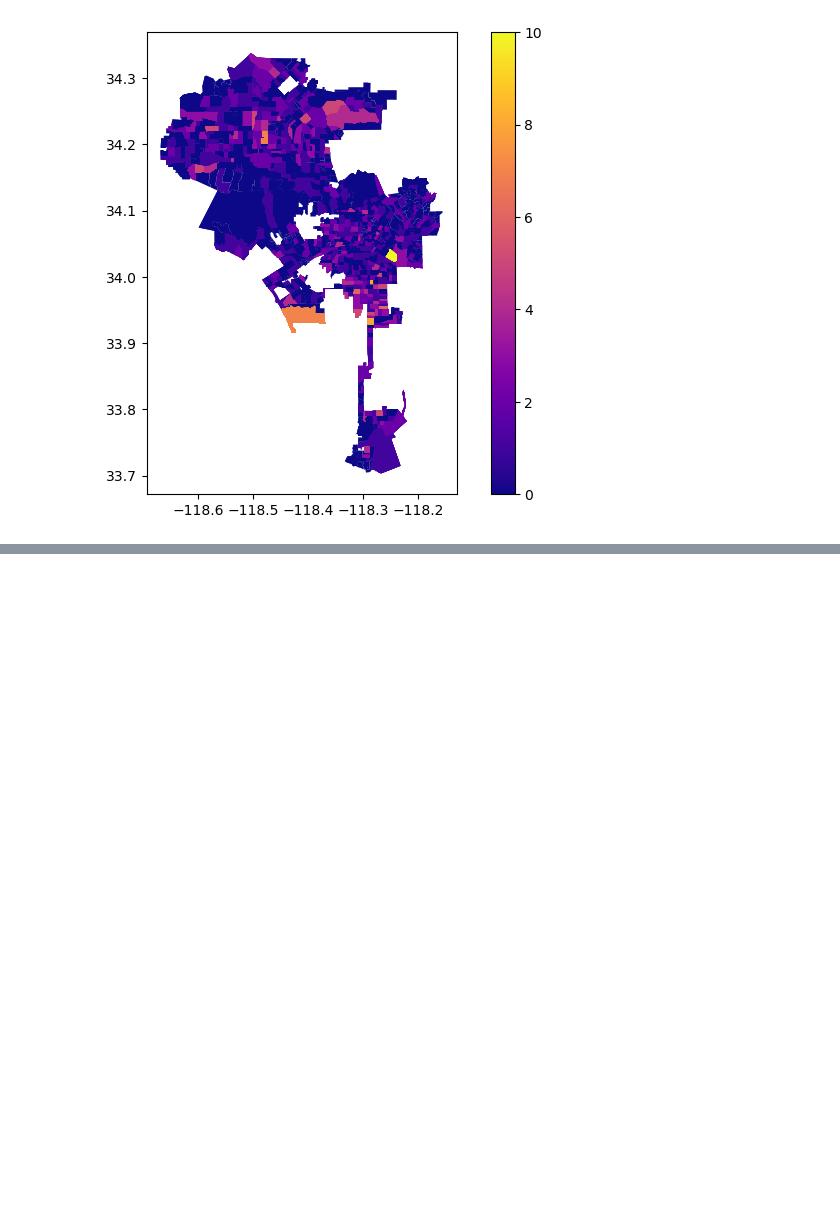
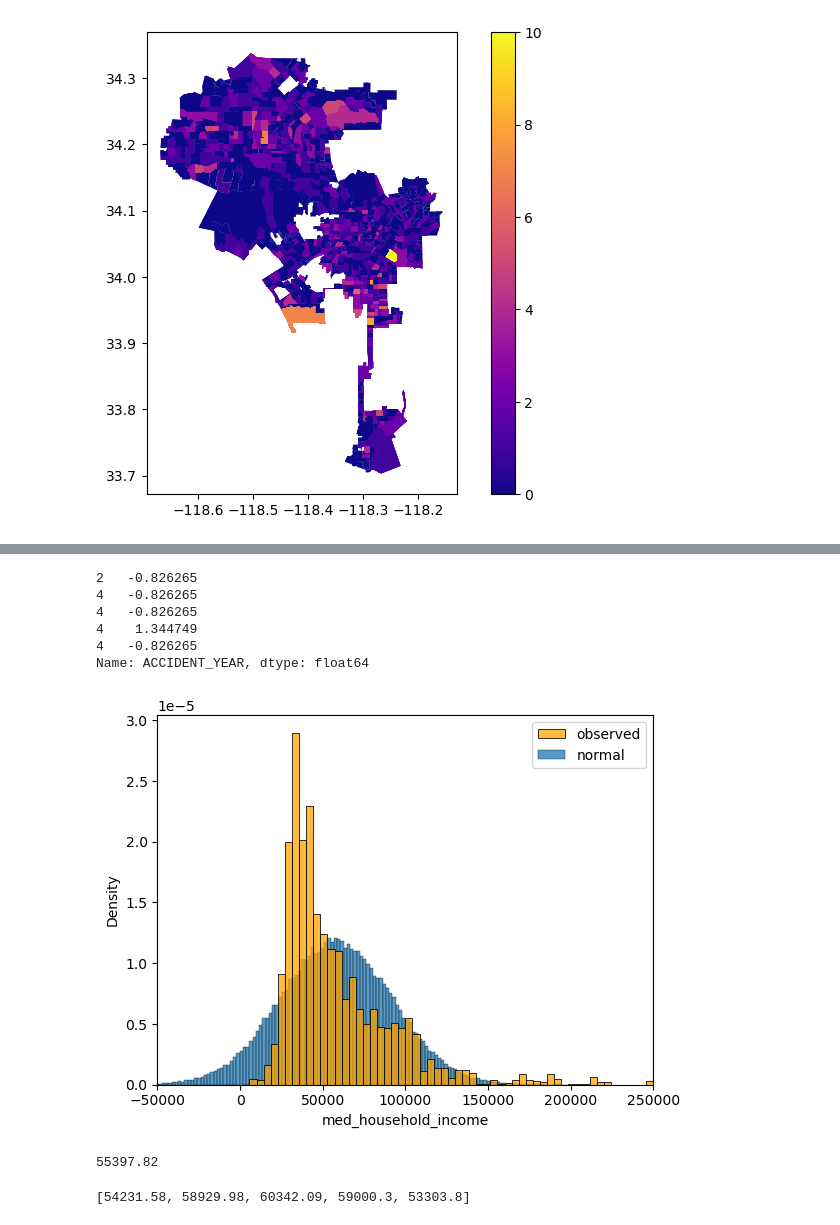
Before and after one commit to dylanqcdi/PPD534FA23, a Jupyter notebook: Final_Project.ipynb, the cells around one changed output, grey strips where cells are left out. Drawn from its saved outputs; the diff is of its cells as text; code cells hidden in the pictures; blank space fills up the shorter version.

```diff
--- a/Final_Project.ipynb
+++ b/Final_Project.ipynb
@@ -157,0 +196,38 @@ Name: COUNT_SEVERE_INJ_y, dtype: int32
+# %%
+x_stdrd = (x - x.mean()) / x.std()
+x_stdrd.head()
+# %% [output]
+2   -0.826265
+4   -0.826265
+4   -0.826265
+4    1.344749
+4   -0.826265
+Name: ACCIDENT_YEAR, dtype: float64
+# %%
+pop = gdf["med_household_income"].dropna()
+ax = sns.histplot(pop, stat="density", label="observed", color="orange")
+ax.set_xlim(-50000, 250000)
+
+
+normal = np.random.normal(loc=pop.mean(), scale=pop.std(), size=100000)
+ax = sns.histplot(normal, stat="density", label="normal", zorder=-1)
+l = ax.legend()
+# %% [output]
+[figure, added]
+# %%
+n = 100
+sample = pop.sample(n)
+sample.mean()
+# %% [output]
+55397.82
+# %%
+num_of_samples = 200
+sample_means = []
+for i in range(num_of_samples):
+    sample = pop.sample(n)
+    sample_means.append(sample.mean())
+
+
+sample_means[0:5]
+# %% [output]
+[54231.58, 58929.98, 60342.09, 59000.3, 53303.8]
```
Also changed, not shown: parts of 12 cells of this notebook.
